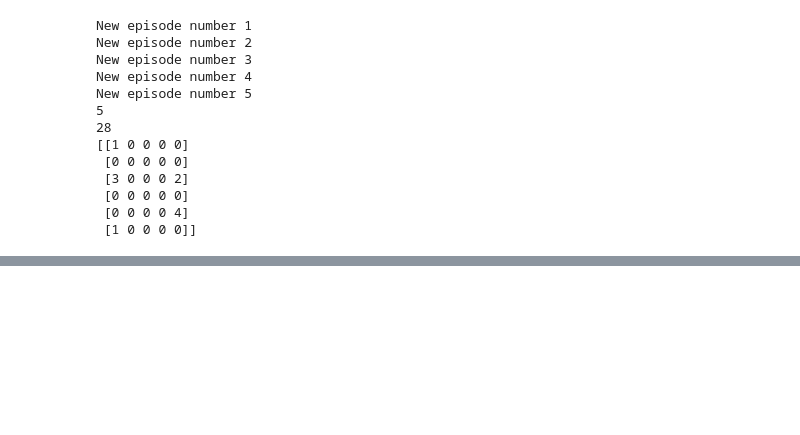
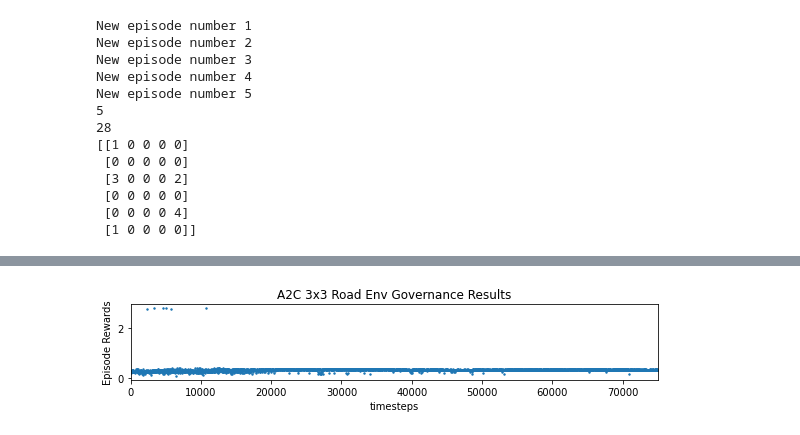
Before and after one commit to ashishrana160796/analyzing-cooperative-marls, a Jupyter notebook: experiment_notebooks/GridRoadEnv_algorithm_performance_experiment.ipynb, the cells around one changed output, grey strips where cells are left out. Saved outputs shown, nothing was run; the diff lists cells and outputs as text; code cells hidden in the pictures; blank space fills up the shorter version.

```diff
--- a/experiment_notebooks/GridRoadEnv_algorithm_performance_comparison_experiment.ipynb
+++ b/experiment_notebooks/GridRoadEnv_algorithm_performance_experiment.ipynb
@@ -1927,0 +1901,5 @@ File saved as /root/.imageio/ffmpeg/ffmpeg-linux64-v3.3.1.
+# %%
+# Helper function from the ploting library.
+results_plotter.plot_results([log_dir], 1e5, results_plotter.X_TIMESTEPS, "A2C 3x3 Road Env Governance Results")
+# %% [output]
+[figure, added]
```
Also changed, not shown: parts of 50 cells of this notebook, 10 other files.
